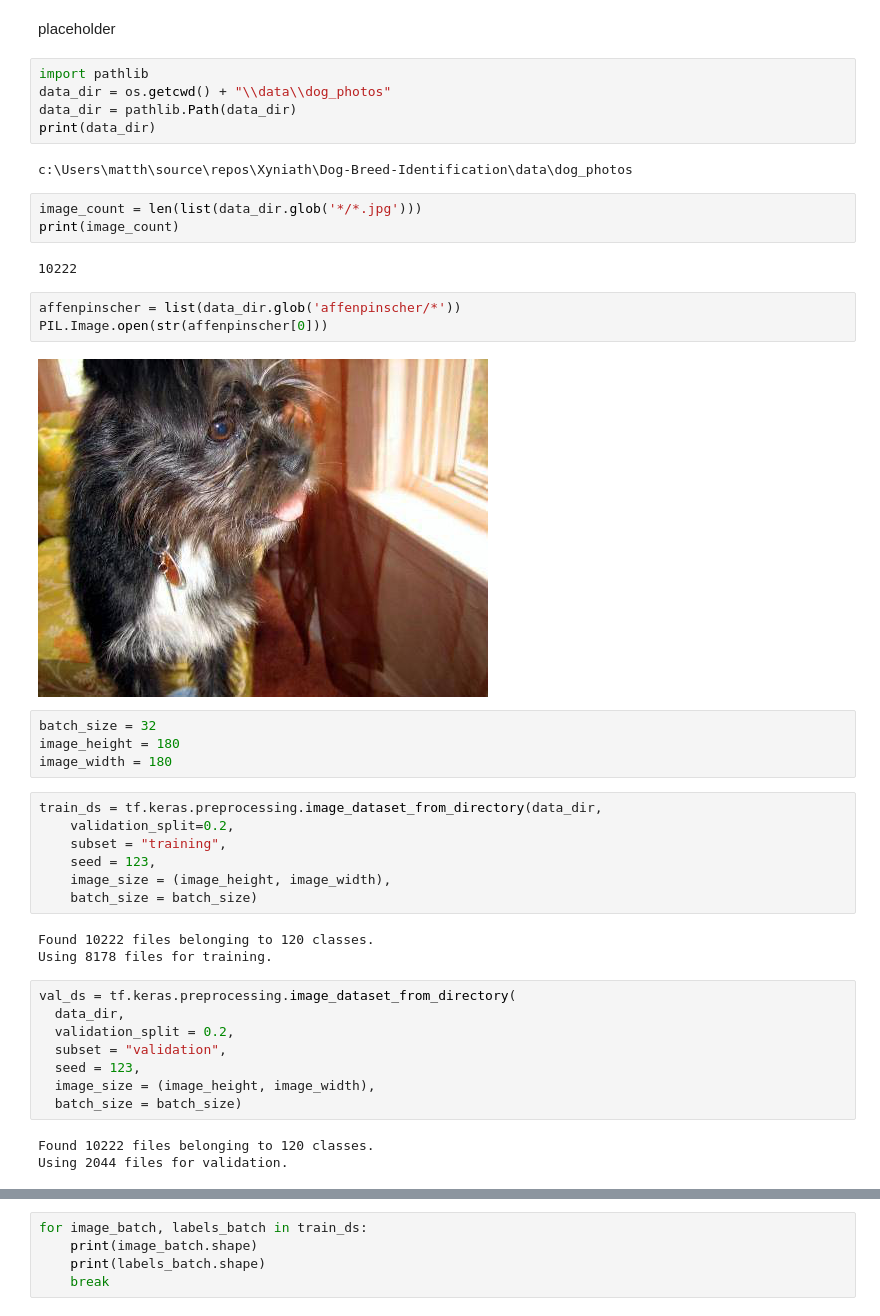
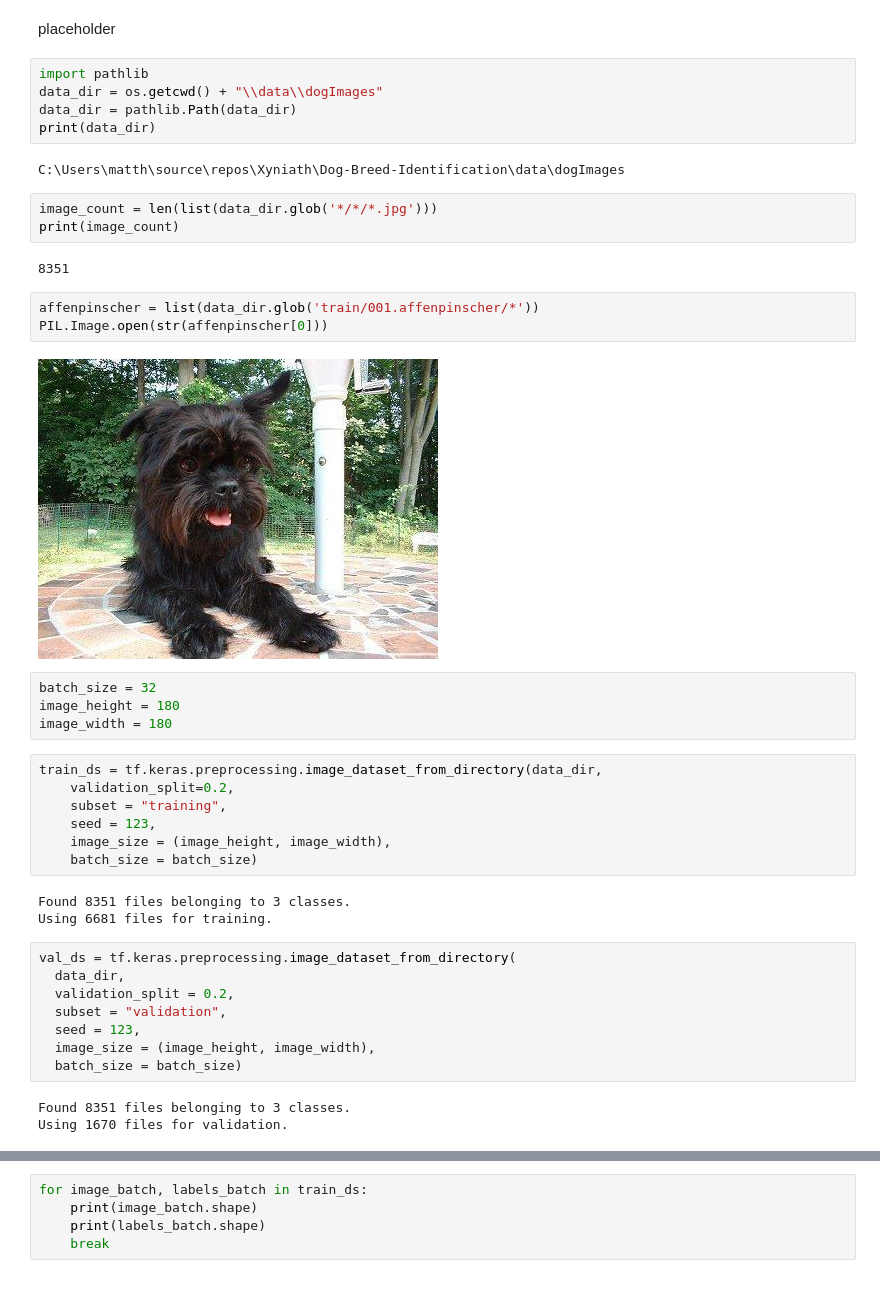
Before and after one commit to Xyniath/Dog-Breed-Identification, a Jupyter notebook: MachineLearning.ipynb, the cells around one changed output, grey strips where cells are left out. Drawn from its saved outputs; the diff is of its cells as text; blank space fills up the shorter version.

```diff
--- a/MachineLearning.ipynb
+++ b/MachineLearning.ipynb
@@ -24,21 +24,21 @@ tf.__version__
 placeholder
 # %%
 import pathlib
-data_dir = os.getcwd() + "\\data\\dog_photos"
+data_dir = os.getcwd() + "\\data\\dogImages"
 data_dir = pathlib.Path(data_dir)
 print(data_dir)
 # %% [output]
-c:\Users\matth\source\repos\Xyniath\Dog-Breed-Identification\data\dog_photos
+C:\Users\matth\source\repos\Xyniath\Dog-Breed-Identification\data\dogImages
 # %%
-image_count = len(list(data_dir.glob('*/*.jpg')))
+image_count = len(list(data_dir.glob('*/*/*.jpg')))
 print(image_count)
 # %% [output]
-10222
+8351
 # %%
-affenpinscher = list(data_dir.glob('affenpinscher/*'))
+affenpinscher = list(data_dir.glob('train/001.affenpinscher/*'))
 PIL.Image.open(str(affenpinscher[0]))
 # %% [output]
-[figure, old version]
+[figure, new version]
 # %%
 batch_size = 32
 image_height = 180
@@ -51,8 +51,8 @@ train_ds = tf.keras.preprocessing.image_dataset_from_directory(data_dir,
     image_size = (image_height, image_width),
     batch_size = batch_size)
 # %% [output]
-Found 10222 files belonging to 120 classes.
-Using 8178 files for training.
+Found 8351 files belonging to 3 classes.
+Using 6681 files for training.
 # %%
 val_ds = tf.keras.preprocessing.image_dataset_from_directory(
   data_dir,
@@ -62,8 +62,8 @@ val_ds = tf.keras.preprocessing.image_dataset_from_directory(
   image_size = (image_height, image_width),
   batch_size = batch_size)
 # %% [output]
-Found 10222 files belonging to 120 classes.
-Using 2044 files for validation.
+Found 8351 files belonging to 3 classes.
+Using 1670 files for validation.
 # %%
 class_names = train_ds.class_names
 print(class_names)
```
Also changed, not shown: parts of 6 cells of this notebook.
